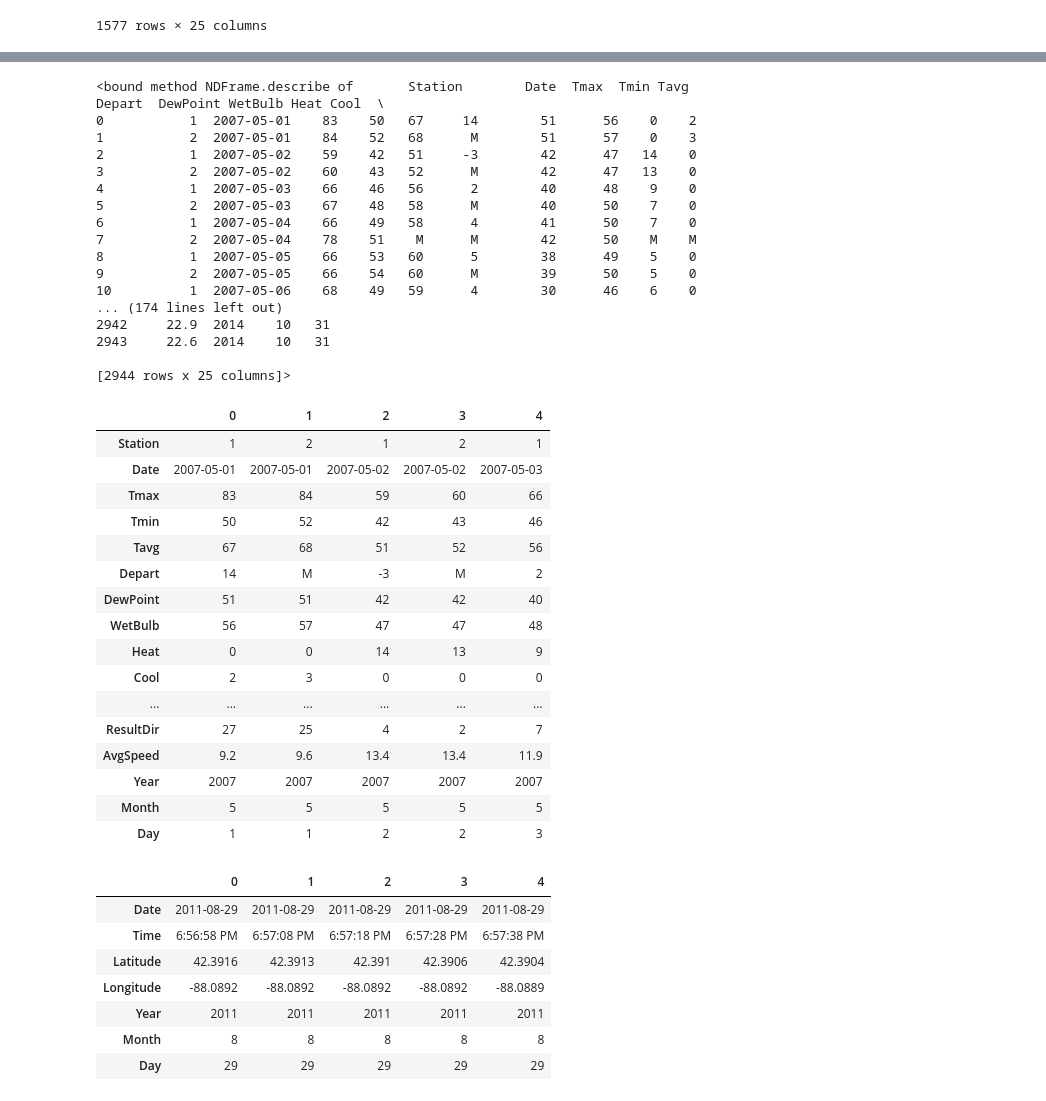
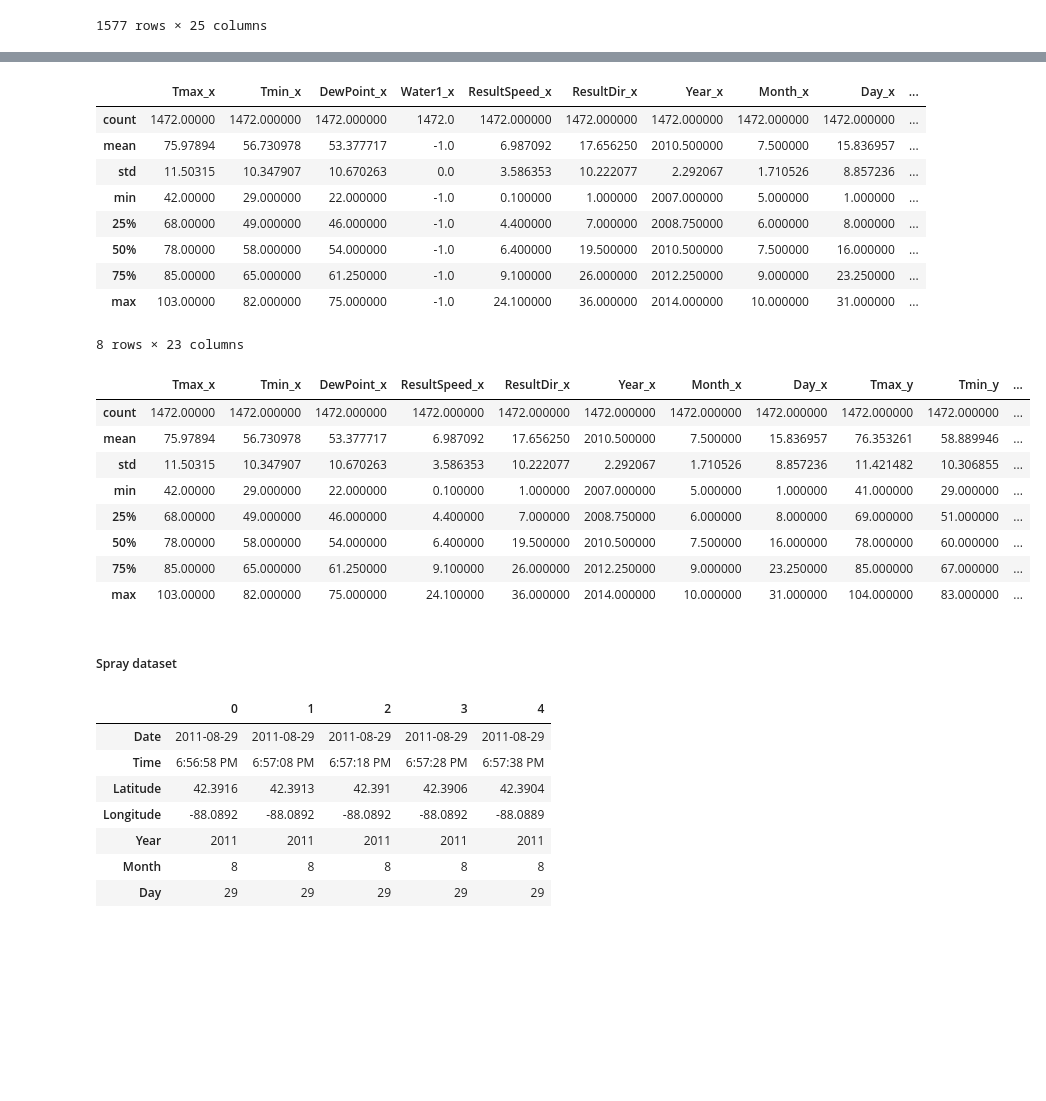
Before and after one commit to leticiabeeck/predict_west_nile_virus, a Jupyter notebook: 01.Intro(EDA, Feature Engineering).ipynb, the cells around one changed output, grey strips where cells are left out. Cells and saved outputs as stored; diff of their text form; code cells hidden in the pictures; blank space fills up the shorter version.

```diff
--- a/01.Intro(EDA, Feature Engineering).ipynb
+++ b/01.Intro(EDA, Feature Engineering).ipynb
@@ -472,43 +467,34 @@ train.head(1)
 # %%
-weather.describe
+weather.describe()
 # %% [output]
+|  | Tmax_x | Tmin_x | DewPoint_x | Water1_x | ResultSpeed_x | ResultDir_x | Year_x | Month_x | Day_x | ... |
+| count | 1472.00000 | 1472.000000 | 1472.000000 | 1472.0 | 1472.000000 | 1472.000000 | 1472.000000 | 1472.000000 | 1472.000000 | ... |
+| mean | 75.97894 | 56.730978 | 53.377717 | -1.0 | 6.987092 | 17.656250 | 2010.500000 | 7.500000 | 15.836957 | ... |
+| std | 11.50315 | 10.347907 | 10.670263 | 0.0 | 3.586353 | 10.222077 | 2.292067 | 1.710526 | 8.857236 | ... |
+| min | 42.00000 | 29.000000 | 22.000000 | -1.0 | 0.100000 | 1.000000 | 2007.000000 | 5.000000 | 1.000000 | ... |
+| 25% | 68.00000 | 49.000000 | 46.000000 | -1.0 | 4.400000 | 7.000000 | 2008.750000 | 6.000000 | 8.000000 | ... |
+| 50% | 78.00000 | 58.000000 | 54.000000 | -1.0 | 6.400000 | 19.500000 | 2010.500000 | 7.500000 | 16.000000 | ... |
+| 75% | 85.00000 | 65.000000 | 61.250000 | -1.0 | 9.100000 | 26.000000 | 2012.250000 | 9.000000 | 23.250000 | ... |
+| max | 103.00000 | 82.000000 | 75.000000 | -1.0 | 24.100000 | 36.000000 | 2014.000000 | 10.000000 | 31.000000 | ... |
-<bound method NDFrame.describe of       Station        Date  Tmax  Tmin Tavg Depart  DewPoint WetBulb Heat Cool  \
-0           1  2007-05-01    83    50   67     14        51      56    0    2
-1           2  2007-05-01    84    52   68      M        51      57    0    3
-2           1  2007-05-02    59    42   51     -3        42      47   14    0
-3           2  2007-05-02    60    43   52      M        42      47   13    0
-4           1  2007-05-03    66    46   56      2        40      48    9    0
-5           2  2007-05-03    67    48   58      M        40      50    7    0
-6           1  2007-05-04    66    49   58      4        41      50    7    0
-7           2  2007-05-04    78    51    M      M        42      50    M    M
-8           1  2007-05-05    66    53   60      5        38      49    5    0
-9           2  2007-05-05    66    54   60      M        39      50    5    0
-10          1  2007-05-06    68    49   59      4        30      46    6    0
-... (174 lines left out)
-2942     22.9  2014    10   31
-2943     22.6  2014    10   31
-
-[2944 rows x 25 columns]>
+8 rows × 23 columns
-# %%
-weather.head(5).T
-# %% [output]
-|  | 0 | 1 | 2 | 3 | 4 |
-| Station | 1 | 2 | 1 | 2 | 1 |
-| Date | 2007-05-01 | 2007-05-01 | 2007-05-02 | 2007-05-02 | 2007-05-03 |
-| Tmax | 83 | 84 | 59 | 60 | 66 |
-| Tmin | 50 | 52 | 42 | 43 | 46 |
-| Tavg | 67 | 68 | 51 | 52 | 56 |
-| Depart | 14 | M | -3 | M | 2 |
-| DewPoint | 51 | 51 | 42 | 42 | 40 |
-| WetBulb | 56 | 57 | 47 | 47 | 48 |
-| Heat | 0 | 0 | 14 | 13 | 9 |
-| Cool | 2 | 3 | 0 | 0 | 0 |
-| ... | ... | ... | ... | ... | ... |
-| ResultDir | 27 | 25 | 4 | 2 | 7 |
-| AvgSpeed | 9.2 | 9.6 | 13.4 | 13.4 | 11.9 |
-| Year | 2007 | 2007 | 2007 | 2007 | 2007 |
-| Month | 5 | 5 | 5 | 5 | 5 |
-| Day | 1 | 1 | 2 | 2 | 3 |
+# %%
+# drop the columns with all missing values
+weather.drop(columns=['Water1_x', 'Depart_y', 'Sunrise_y', 'Sunset_y',
+                      'Depth_y', 'Water1_y', 'SnowFall_y', 'Year_y',
+                      'Month_y', 'Day_y'], axis=1, inplace=True)
+weather.describe()
+# %% [output]
+|  | Tmax_x | Tmin_x | DewPoint_x | ResultSpeed_x | ResultDir_x | Year_x | Month_x | Day_x | Tmax_y | Tmin_y | ... |
+| count | 1472.00000 | 1472.000000 | 1472.000000 | 1472.000000 | 1472.000000 | 1472.000000 | 1472.000000 | 1472.000000 | 1472.000000 | 1472.000000 | ... |
+| mean | 75.97894 | 56.730978 | 53.377717 | 6.987092 | 17.656250 | 2010.500000 | 7.500000 | 15.836957 | 76.353261 | 58.889946 | ... |
+| std | 11.50315 | 10.347907 | 10.670263 | 3.586353 | 10.222077 | 2.292067 | 1.710526 | 8.857236 | 11.421482 | 10.306855 | ... |
+| min | 42.00000 | 29.000000 | 22.000000 | 0.100000 | 1.000000 | 2007.000000 | 5.000000 | 1.000000 | 41.000000 | 29.000000 | ... |
+| 25% | 68.00000 | 49.000000 | 46.000000 | 4.400000 | 7.000000 | 2008.750000 | 6.000000 | 8.000000 | 69.000000 | 51.000000 | ... |
+| 50% | 78.00000 | 58.000000 | 54.000000 | 6.400000 | 19.500000 | 2010.500000 | 7.500000 | 16.000000 | 78.000000 | 60.000000 | ... |
+| 75% | 85.00000 | 65.000000 | 61.250000 | 9.100000 | 26.000000 | 2012.250000 | 9.000000 | 23.250000 | 85.000000 | 67.000000 | ... |
+| max | 103.00000 | 82.000000 | 75.000000 | 24.100000 | 36.000000 | 2014.000000 | 10.000000 | 31.000000 | 104.000000 | 83.000000 | ... |
+# %% [markdown]
+##### Spray dataset
 # %%
 spray.head().T
 # %% [output]
```
Also changed, not shown: parts of 72 cells of this notebook.
